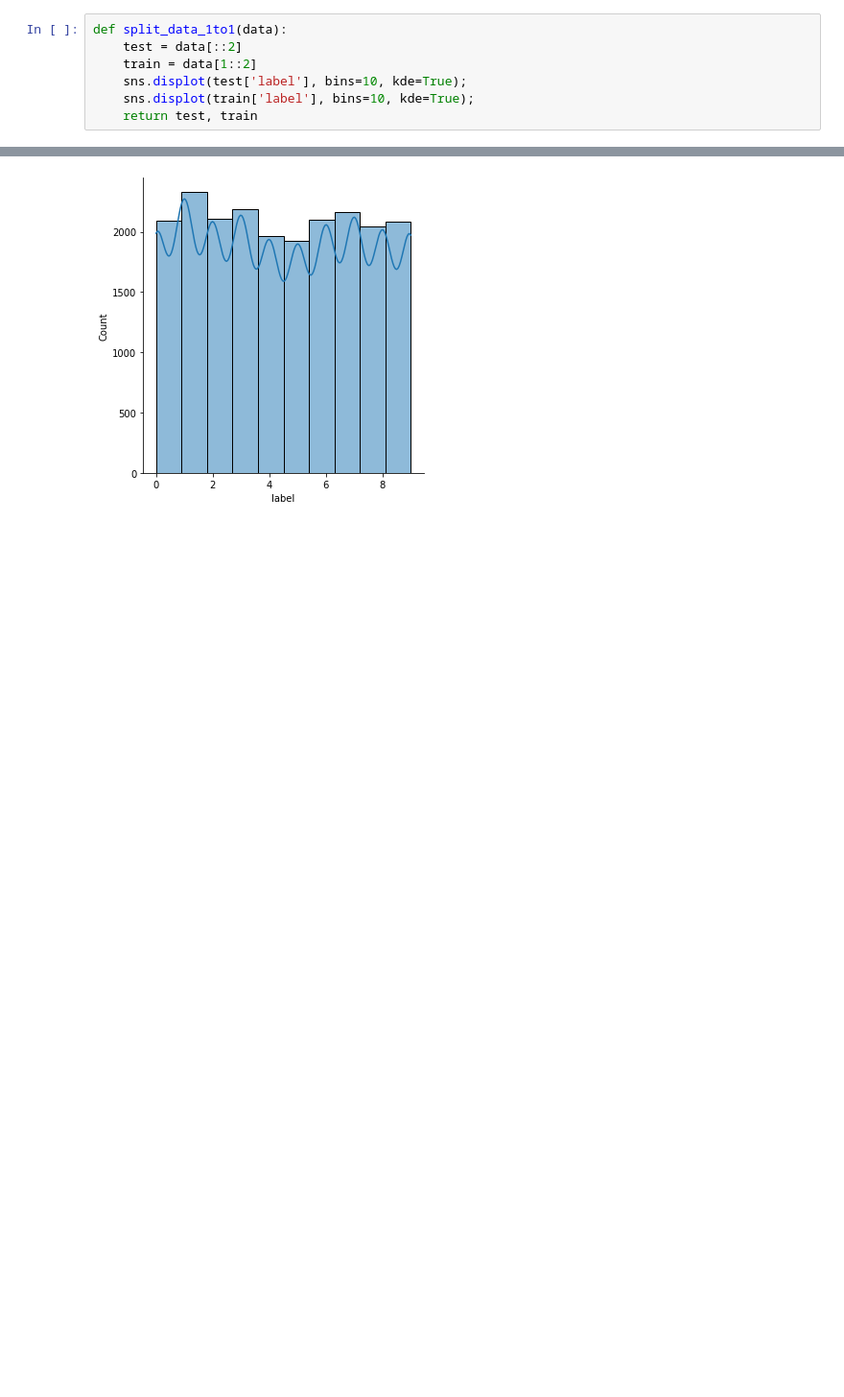
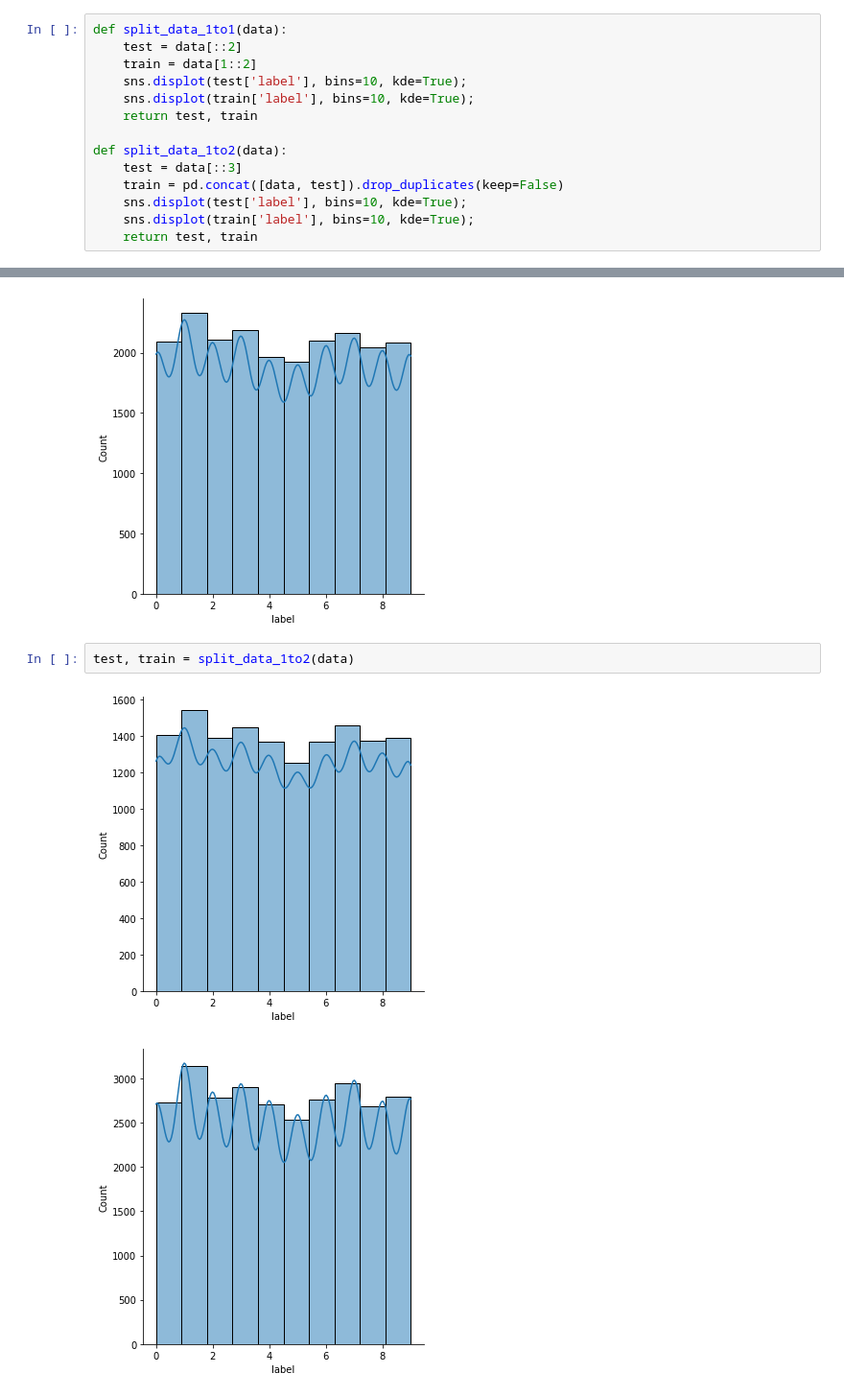
Before and after one commit to DumDereDum/revising_ds_knowledge, a Jupyter notebook: handtyped_nn.ipynb, the cells around one changed output, grey strips where cells are left out. Shown: that part at 96% size. Saved outputs shown, nothing was run; the diff lists cells and outputs as text; blank space fills up the shorter version.

```diff
--- a/handtyped_nn.ipynb
+++ b/handtyped_nn.ipynb
@@ -64,11 +64,23 @@ def split_data_1to1(data):
     sns.displot(test['label'], bins=10, kde=True);
     sns.displot(train['label'], bins=10, kde=True);
     return test, train
+
+def split_data_1to2(data):
+    test = data[::3]
+    train = pd.concat([data, test]).drop_duplicates(keep=False)
+    sns.displot(test['label'], bins=10, kde=True);
+    sns.displot(train['label'], bins=10, kde=True);
+    return test, train
 # %%
 test, train = split_data_1to1(data)
 # %% [output]
 [figure]
 [figure]
+# %%
+test, train = split_data_1to2(data)
+# %% [output]
+[figure, added]
+[figure, added]
 # %%
 class MyNN:
     def __init__(self):
```
Also changed, not shown: parts of 25 cells of this notebook.
